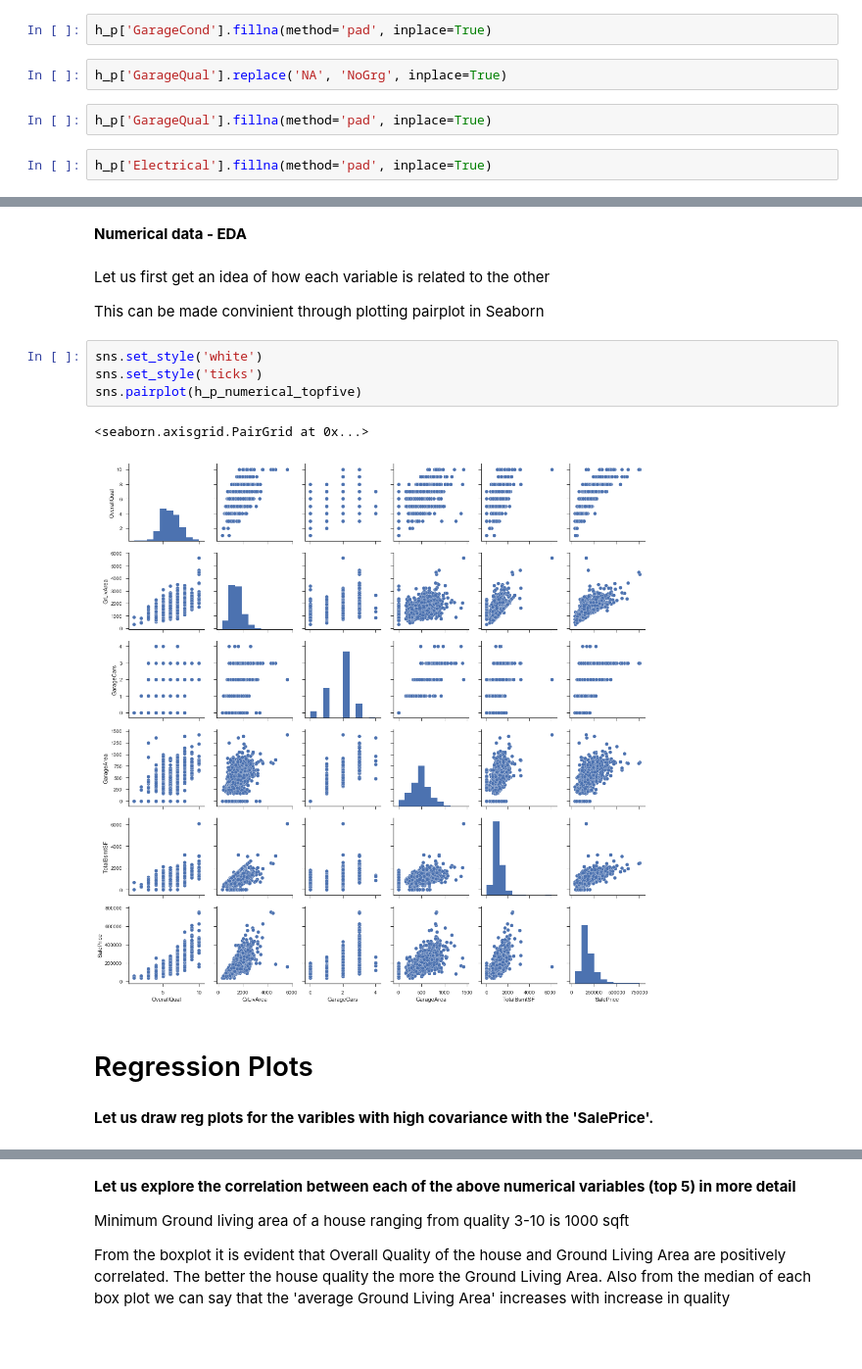
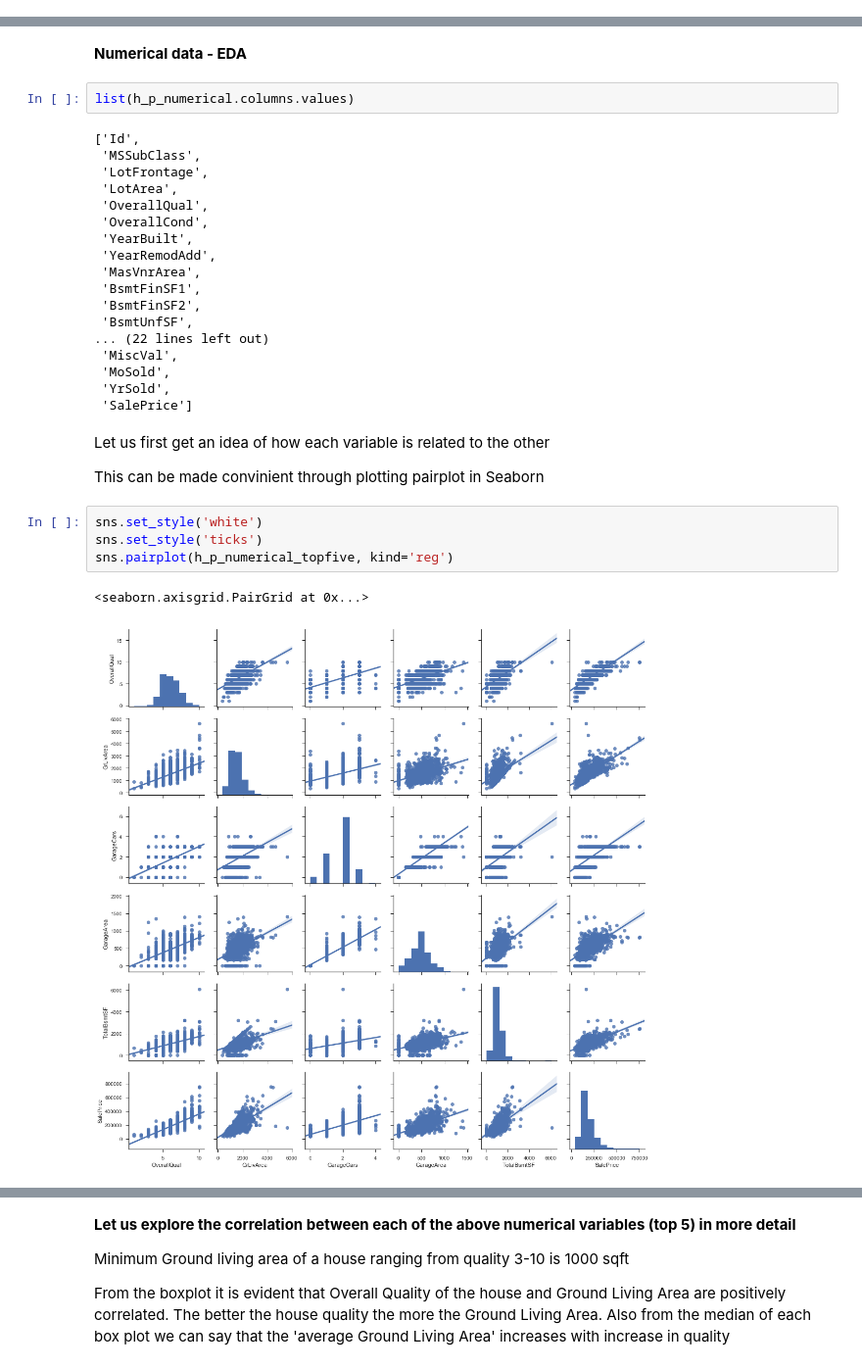
Before and after one commit to NikhilaThota/CapstoneProject_House_Prices_Prediction, a Jupyter notebook: House_prices.ipynb, the cells around one changed output, grey strips where cells are left out. Shown at 98% size. Drawn from its saved outputs; the diff is of its cells as text; blank space fills up the shorter version.

```diff
--- a/House_prices.ipynb
+++ b/House_prices.ipynb
@@ -143,8 +116,0 @@ h_p['GarageCond'].replace('NA', 'NoGrg', inplace=True)
-# %%
-h_p['GarageCond'].fillna(method='pad', inplace=True)
-# %%
-h_p['GarageQual'].replace('NA', 'NoGrg', inplace=True)
-# %%
-h_p['GarageQual'].fillna(method='pad', inplace=True)
-# %%
-h_p['Electrical'].fillna(method='pad', inplace=True)
@@ -304,6 +230,26 @@ h_p_numerical_topfive = h_p_numerical[['OverallQual','GrLivArea','GarageCars','G
 # Exploratory Data Analysis
 # %% [markdown]
 **Numerical data - EDA**
+# %%
+list(h_p_numerical.columns.values)
+# %% [output]
+['Id',
+ 'MSSubClass',
+ 'LotFrontage',
+ 'LotArea',
+ 'OverallQual',
+ 'OverallCond',
+ 'YearBuilt',
+ 'YearRemodAdd',
+ 'MasVnrArea',
+ 'BsmtFinSF1',
+ 'BsmtFinSF2',
+ 'BsmtUnfSF',
+... (22 lines left out)
+ 'MiscVal',
+ 'MoSold',
+ 'YrSold',
+ 'SalePrice']
 # %% [markdown]
 Let us first get an idea of how each variable is related to the other
 
@@ -311,11 +257,7 @@ This can be made convinient through plotting pairplot in Seaborn
 # %%
 sns.set_style('white')
 sns.set_style('ticks')
-sns.pairplot(h_p_numerical_topfive)
+sns.pairplot(h_p_numerical_topfive, kind='reg')
 # %% [output]
 <seaborn.axisgrid.PairGrid at 0x...>
-[figure, old version]
+[figure, new version]
-# %% [markdown]
-# Regression Plots
-# %% [markdown]
-**Let us draw reg plots for the varibles with high covariance with the 'SalePrice'.**
```
Also changed, not shown: parts of 160 cells of this notebook.
